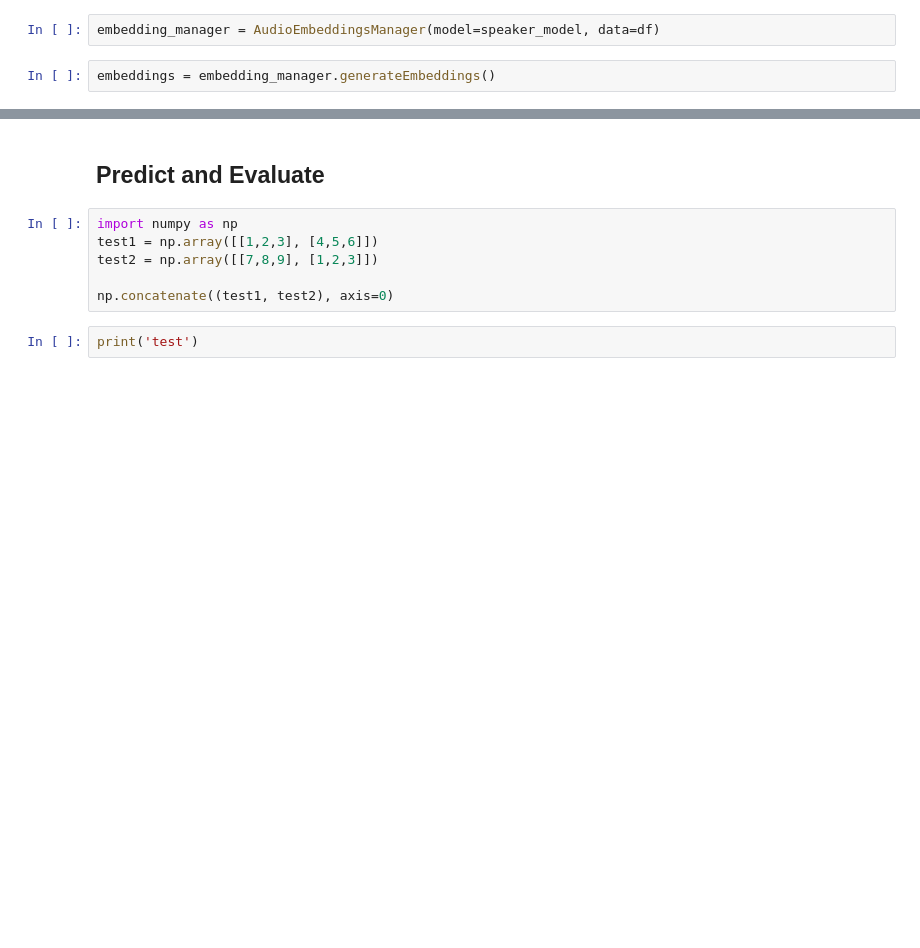
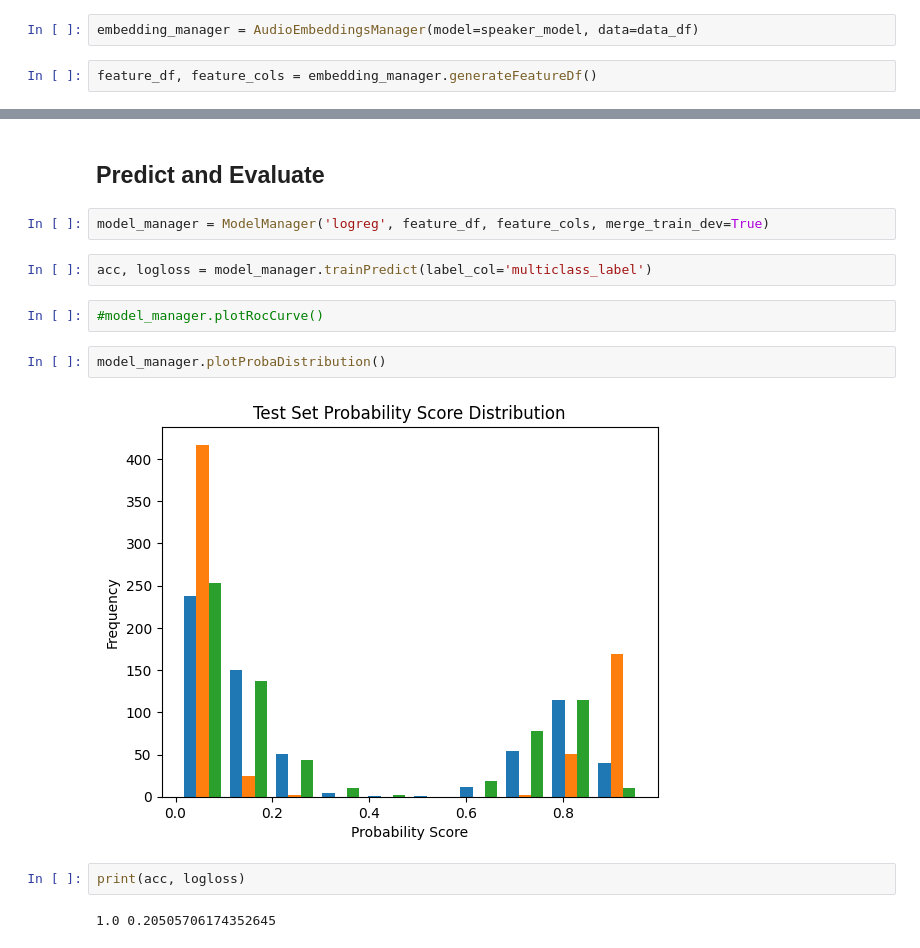
Before and after one commit to romitbarua/MultiModalDeepFake, a Jupyter notebook: scripts/Examples/FullPipelineExample.ipynb, the cells around one changed output, grey strips where cells are left out. Saved outputs shown, nothing was run; the diff lists cells and outputs as text; blank space fills up the shorter version.

Commit message:
finalizing audio packages

```diff
--- a/scripts/Examples/FullPipelineExample.ipynb
+++ b/scripts/Examples/FullPipelineExample.ipynb
@@ -25,4 +68,4 @@ speaker_model = nemo_asr.models.EncDecSpeakerLabelModel.from_pretrained(model_na
 # %%
-embedding_manager = AudioEmbeddingsManager(model=speaker_model, data=df)
+embedding_manager = AudioEmbeddingsManager(model=speaker_model, data=data_df)
 # %%
-embeddings = embedding_manager.generateEmbeddings()
+feature_df, feature_cols = embedding_manager.generateFeatureDf()
@@ -31,10 +82,16 @@ emeddings_df = pd.DataFrame(embeddings)
 # %% [markdown]
 ## Predict and Evaluate
-# %%
-import numpy as np
-test1 = np.array([[1,2,3], [4,5,6]])
-test2 = np.array([[7,8,9], [1,2,3]])
-
-np.concatenate((test1, test2), axis=0)
 # %%
-print('test')
+model_manager = ModelManager('logreg', feature_df, feature_cols, merge_train_dev=True)
+# %%
+acc, logloss = model_manager.trainPredict(label_col='multiclass_label')
+# %%
+#model_manager.plotRocCurve()
+# %%
+model_manager.plotProbaDistribution()
+# %% [output]
+[figure, added]
+# %%
+print(acc, logloss)
+# %% [output]
+1.0 0.20505706174352645
```
Also changed, not shown: parts of 6 cells of this notebook, 6 other files.
